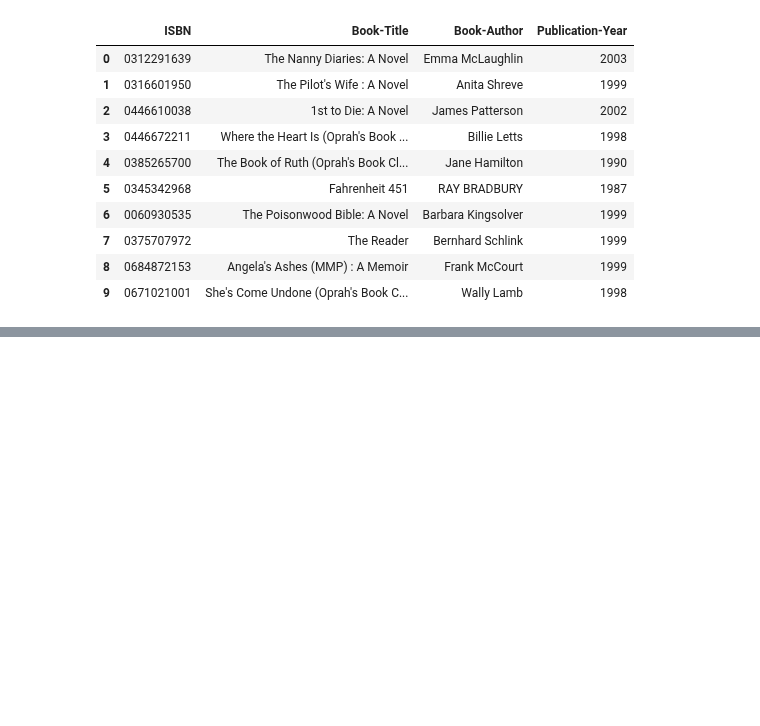
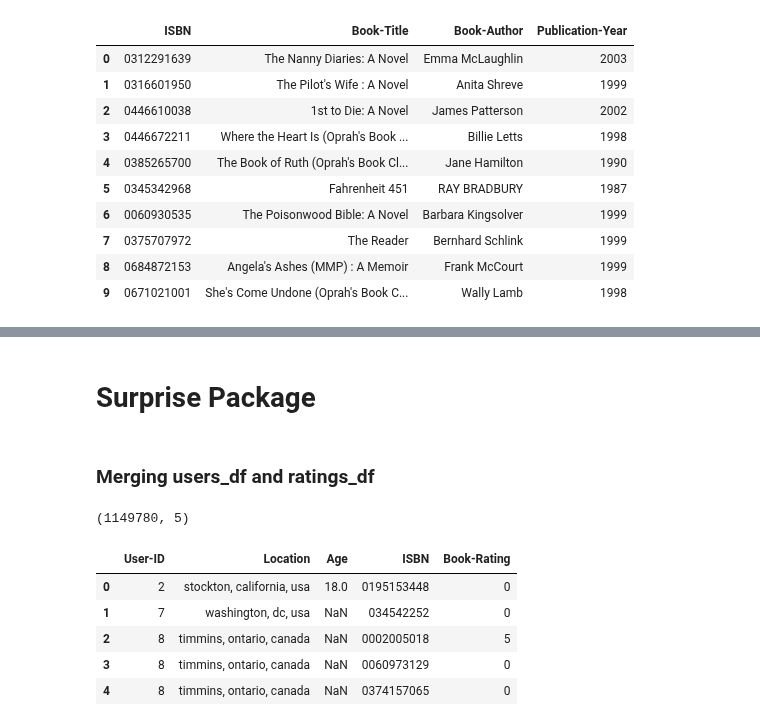
Before and after one commit to mpayumo/book-recommender-model, a Jupyter notebook: 2-book-recommender-modeling.ipynb, the cells around one changed output, grey strips where cells are left out. Cells and saved outputs as stored; diff of their text form; code cells hidden in the pictures; blank space fills up the shorter version.

```diff
--- a/2-book-recommender-modeling.ipynb
+++ b/2-book-recommender-modeling.ipynb
@@ -400,0 +424,2 @@ correlated_book_titles
+# %% [markdown]
+# Surprise Package
@@ -400,0 +435,16 @@ correlated_book_titles
+# %% [markdown]
+### Merging users_df and ratings_df
+# %%
+df = pd.merge(users_df, ratings_df, on='User-ID', how='inner')
+# %%
+print(df.shape)
+print('')
+df.head()
+# %% [output]
+(1149780, 5)
+|  | User-ID | Location | Age | ISBN | Book-Rating |
+| 0 | 2 | stockton, california, usa | 18.0 | 0195153448 | 0 |
+| 1 | 7 | washington, dc, usa | NaN | 034542252 | 0 |
+| 2 | 8 | timmins, ontario, canada | NaN | 0002005018 | 5 |
+| 3 | 8 | timmins, ontario, canada | NaN | 0060973129 | 0 |
+| 4 | 8 | timmins, ontario, canada | NaN | 0374157065 | 0 |
```
Also changed, not shown: parts of 10 cells of this notebook.
